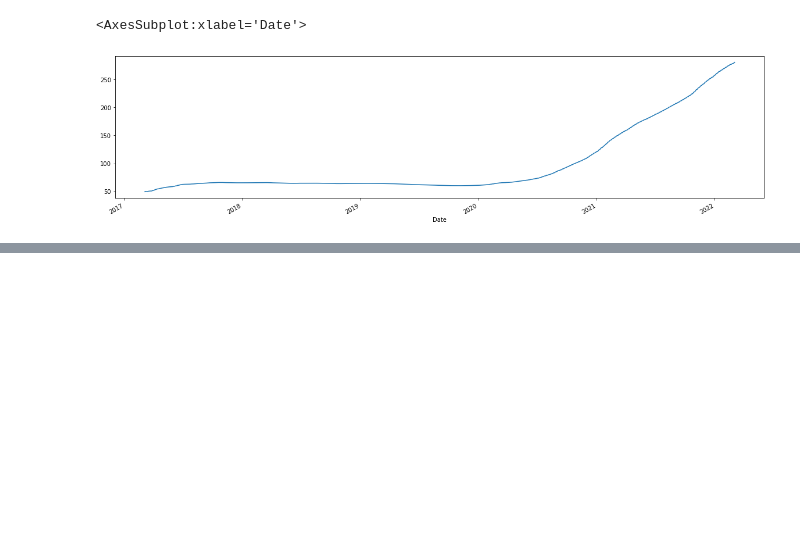
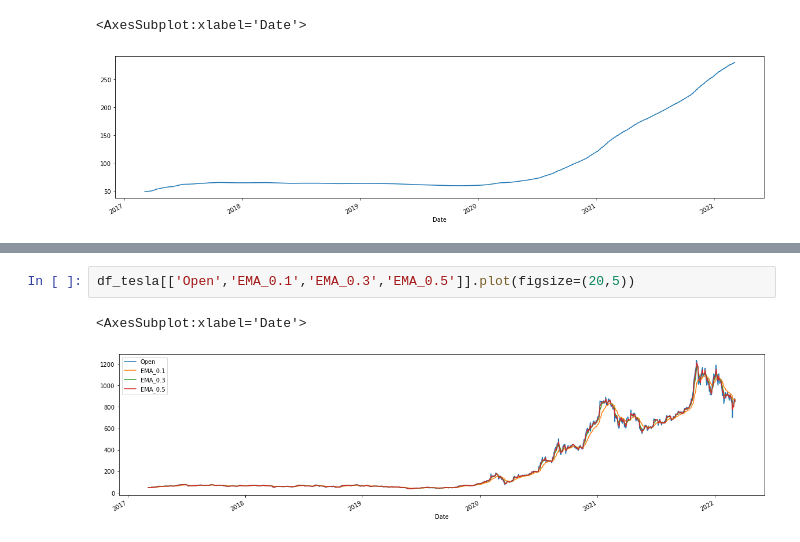
Before and after one commit to iamatul1214/Time-series-, a Jupyter notebook: Time Series -2 .ipynb, the cells around one changed output, grey strips where cells are left out. Saved outputs shown, nothing was run; the diff lists cells and outputs as text; blank space fills up the shorter version.

```diff
--- a/Time Series -2 .ipynb
+++ b/Time Series -2 .ipynb
@@ -75,0 +102,5 @@ df_tesla['Open'].expanding().mean().plot(figsize=(20,5))
+# %%
+df_tesla[['Open','EMA_0.1','EMA_0.3','EMA_0.5']].plot(figsize=(20,5))
+# %% [output]
+<AxesSubplot:xlabel='Date'>
+[figure, added]
```
Also changed, not shown: parts of 13 cells of this notebook.
